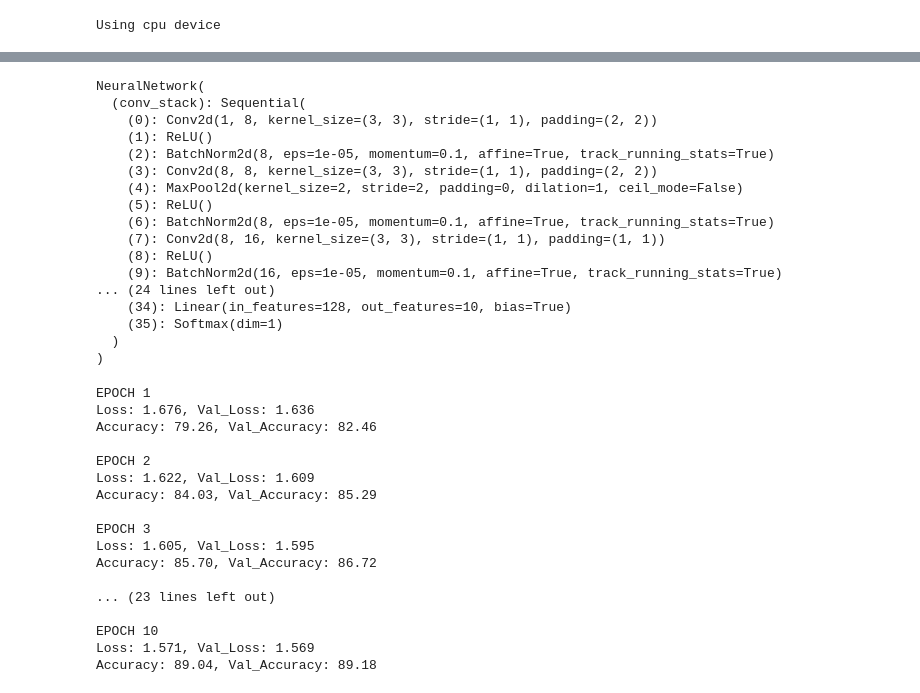
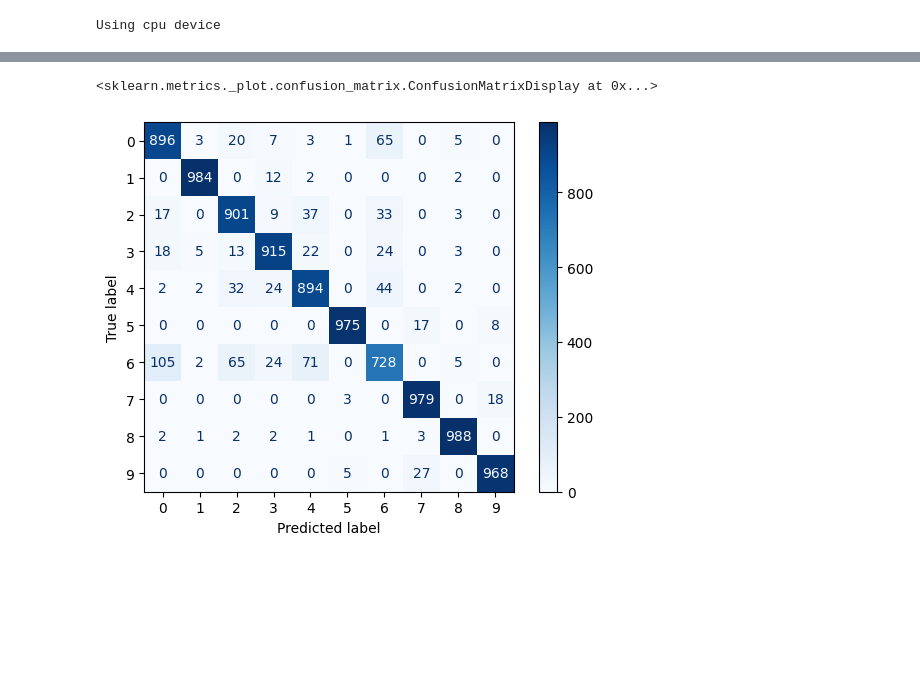
Before and after one commit to AlexanderDBell/TheDeveloperAcademy-Bootcamp, a Jupyter notebook: Final Project/clothes_detector.ipynb, the cells around one changed output, grey strips where cells are left out. Saved outputs shown, nothing was run; the diff lists cells and outputs as text; code cells hidden in the pictures; blank space fills up the shorter version.

```diff
--- a/Final Project/clothes_detector.ipynb
+++ b/Final Project/clothes_detector.ipynb
@@ -375,41 +250,20 @@ nn_optimiser = optim.Adam(nn_model.parameters(), lr=0.001, weight_decay=0.0001)
-# %%
-print(nn_model)
-# %% [output]
-NeuralNetwork(
-  (conv_stack): Sequential(
-    (0): Conv2d(1, 8, kernel_size=(3, 3), stride=(1, 1), padding=(2, 2))
-    (1): ReLU()
-    (2): BatchNorm2d(8, eps=1e-05, momentum=0.1, affine=True, track_running_stats=True)
-    (3): Conv2d(8, 8, kernel_size=(3, 3), stride=(1, 1), padding=(2, 2))
-    (4): MaxPool2d(kernel_size=2, stride=2, padding=0, dilation=1, ceil_mode=False)
-    (5): ReLU()
-    (6): BatchNorm2d(8, eps=1e-05, momentum=0.1, affine=True, track_running_stats=True)
-    (7): Conv2d(8, 16, kernel_size=(3, 3), stride=(1, 1), padding=(1, 1))
-    (8): ReLU()
-    (9): BatchNorm2d(16, eps=1e-05, momentum=0.1, affine=True, track_running_stats=True)
-... (24 lines left out)
-    (34): Linear(in_features=128, out_features=10, bias=True)
-    (35): Softmax(dim=1)
-  )
-)
-# %%
-nn_trainer = NetworkTrainer(nn_model, loss_fn, nn_optimiser)
-nn_results = nn_trainer.train_model(10)
-# %% [output]
-EPOCH 1
-Loss: 1.676, Val_Loss: 1.636
-Accuracy: 79.26, Val_Accuracy: 82.46
-
-EPOCH 2
-Loss: 1.622, Val_Loss: 1.609
-Accuracy: 84.03, Val_Accuracy: 85.29
-
-EPOCH 3
-Loss: 1.605, Val_Loss: 1.595
-Accuracy: 85.70, Val_Accuracy: 86.72
-
-... (23 lines left out)
-
-EPOCH 10
-Loss: 1.571, Val_Loss: 1.569
-Accuracy: 89.04, Val_Accuracy: 89.18
+# %%
+model.eval()
+y_test = []
+y_pred = []
+with torch.no_grad():
+    for i, data in enumerate(test_dataloader):
+        inputs: torch.Tensor = data[0]
+        labels = data[1]
+        outputs = model(inputs)
+        _, preds = torch.max(outputs, 1)
+        y_test.extend(labels)
+        y_pred.extend(preds)
+# %%
+from sklearn.metrics import confusion_matrix, ConfusionMatrixDisplay
+
+cm = confusion_matrix(y_test, y_pred)
+ConfusionMatrixDisplay(cm).plot(cmap='Blues')
+# %% [output]
+<sklearn.metrics._plot.confusion_matrix.ConfusionMatrixDisplay at 0x...>
+[figure, added]
```
Also changed, not shown: parts of 16 cells of this notebook.
